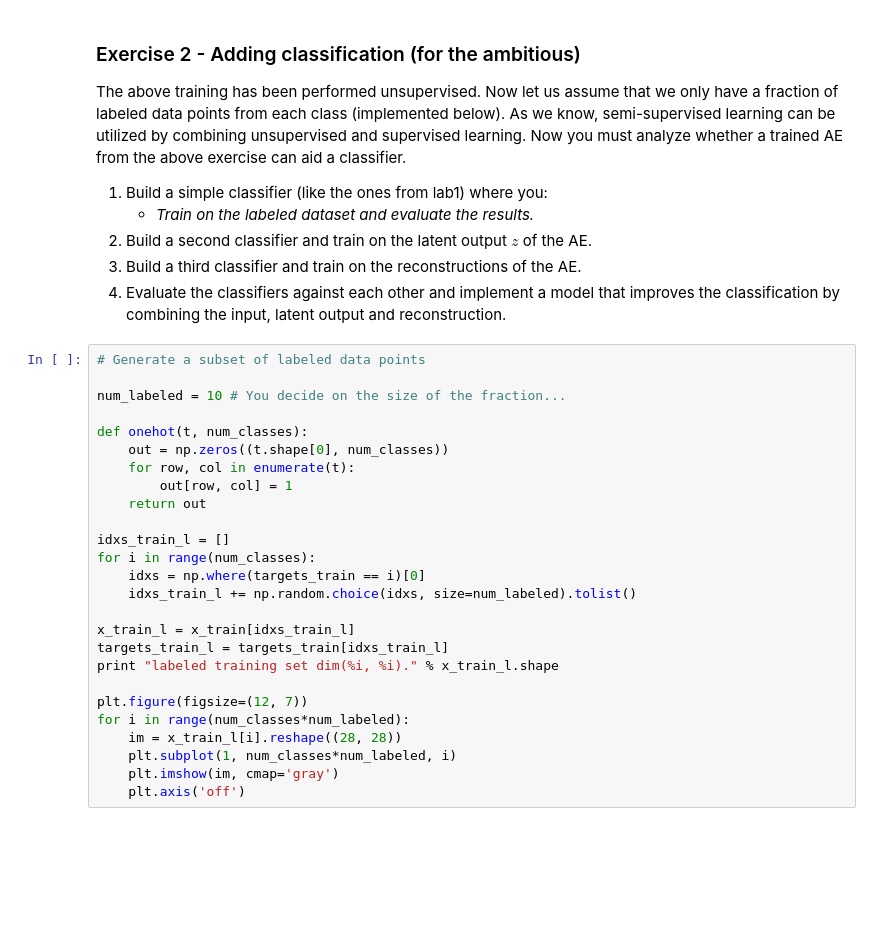
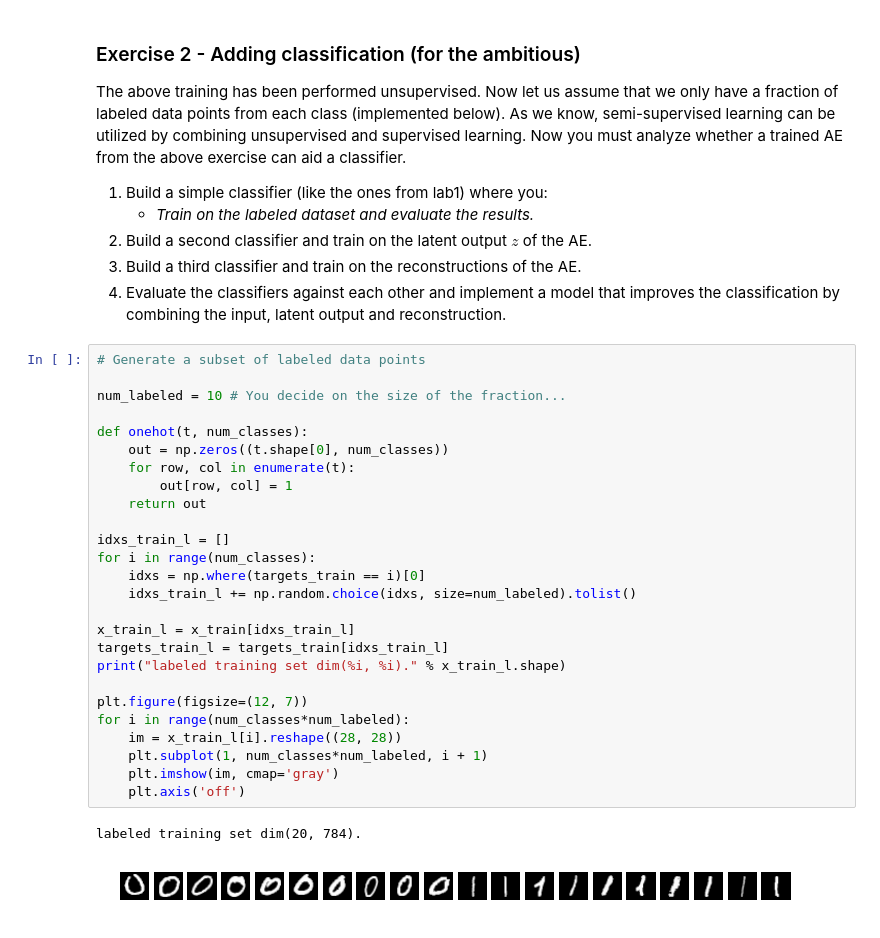
Before and after one commit to DeepLearningDTU/variational-autoencoders-summerschool-2016, a Jupyter notebook: lab2/lab2_AE.ipynb, the cells around one changed output. Cells and saved outputs as stored; diff of their text form; blank space fills up the shorter version.

```diff
--- a/lab2/lab2_AE.ipynb
+++ b/lab2/lab2_AE.ipynb
@@ -233,26 +234,29 @@ The above training has been performed unsupervised. Now let us assume that we on
 # %%
 # Generate a subset of labeled data points
 
 num_labeled = 10 # You decide on the size of the fraction...
 
 def onehot(t, num_classes):
     out = np.zeros((t.shape[0], num_classes))
     for row, col in enumerate(t):
         out[row, col] = 1
     return out
 
 idxs_train_l = []
 for i in range(num_classes):
     idxs = np.where(targets_train == i)[0]
     idxs_train_l += np.random.choice(idxs, size=num_labeled).tolist()
 
 x_train_l = x_train[idxs_train_l]
 targets_train_l = targets_train[idxs_train_l]
-print "labeled training set dim(%i, %i)." % x_train_l.shape
+print("labeled training set dim(%i, %i)." % x_train_l.shape)
 
 plt.figure(figsize=(12, 7))
 for i in range(num_classes*num_labeled):
     im = x_train_l[i].reshape((28, 28))
-    plt.subplot(1, num_classes*num_labeled, i)
+    plt.subplot(1, num_classes*num_labeled, i + 1)
     plt.imshow(im, cmap='gray')
     plt.axis('off')
+# %% [output]
+labeled training set dim(20, 784).
+[figure, added]
```
Also changed, not shown: parts of 5 cells of this notebook.
